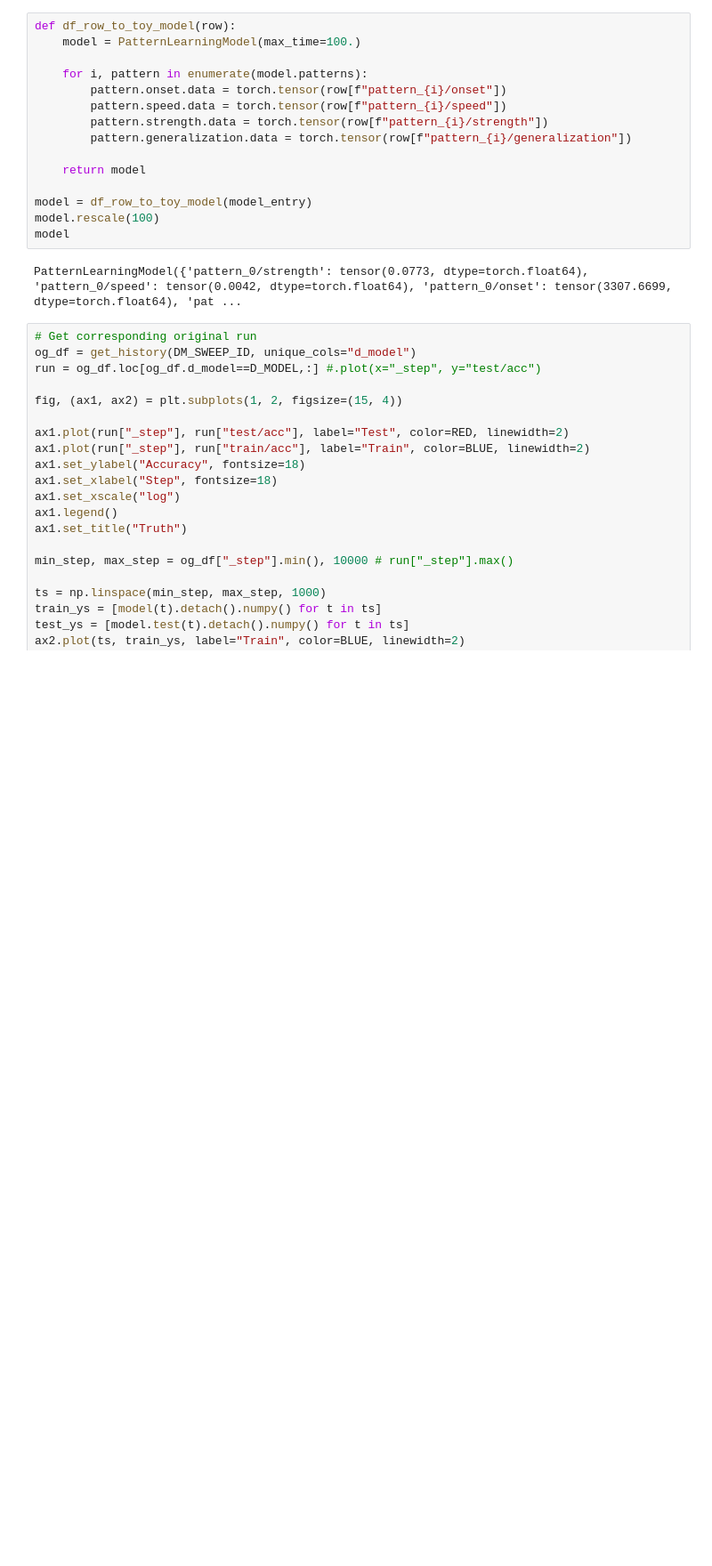
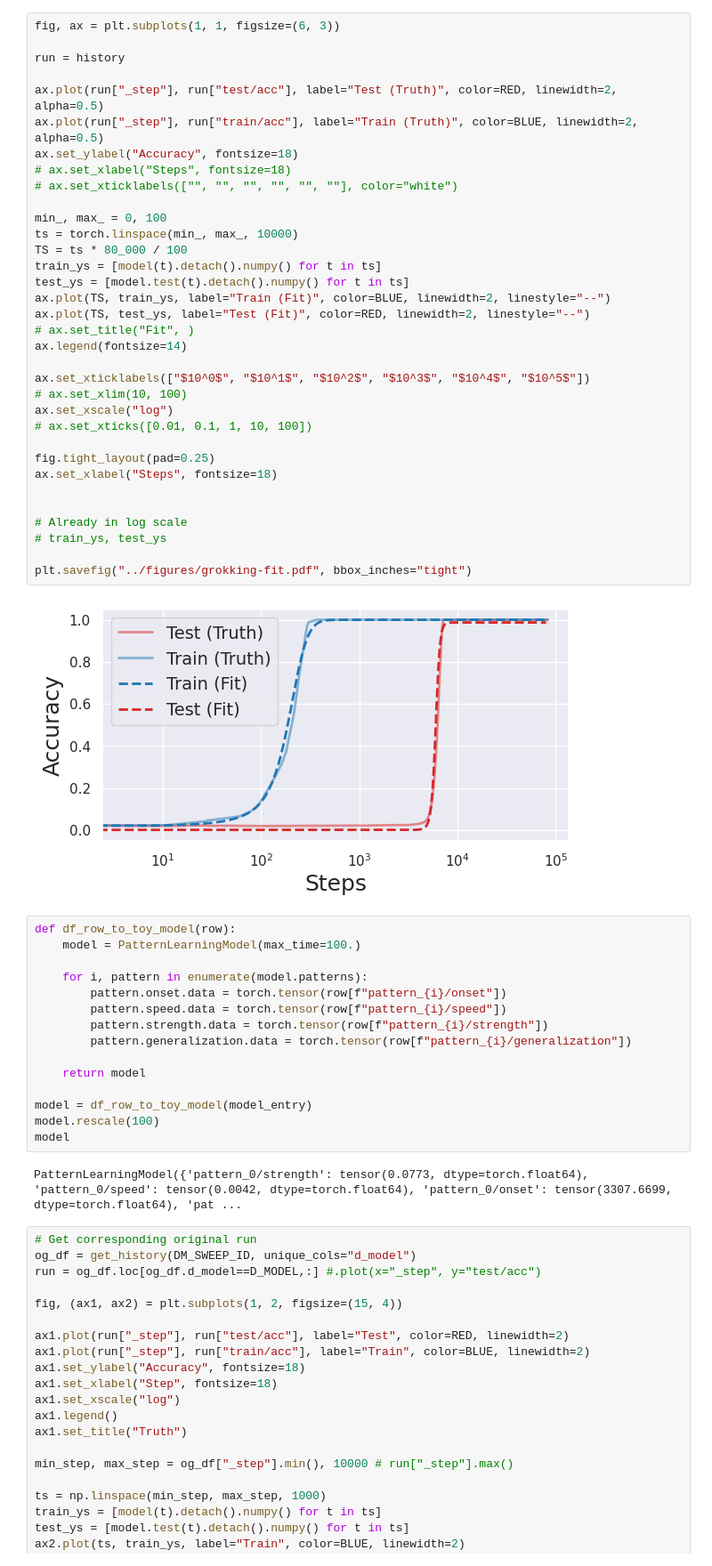
Before and after one commit to jqhoogland/pattern-learning, a Jupyter notebook: toy_models/fit_the_model-2.ipynb, the cells around one changed output. Shown at 89% size. Cells and saved outputs as stored; diff of their text form; blank space fills up the shorter version.

```diff
--- a/toy_models/fit_the_model-2.ipynb
+++ b/toy_models/fit_the_model-2.ipynb
@@ -475,3 +260,39 @@ Name: 20, dtype: object
+# %%
+fig, ax = plt.subplots(1, 1, figsize=(6, 3))
+
+run = history
+
+ax.plot(run["_step"], run["test/acc"], label="Test (Truth)", color=RED, linewidth=2, alpha=0.5)
+ax.plot(run["_step"], run["train/acc"], label="Train (Truth)", color=BLUE, linewidth=2, alpha=0.5)
+ax.set_ylabel("Accuracy", fontsize=18)
+# ax.set_xlabel("Steps", fontsize=18)
+# ax.set_xticklabels(["", "", "", "", "", ""], color="white")
+
+min_, max_ = 0, 100
+ts = torch.linspace(min_, max_, 10000)
+TS = ts * 80_000 / 100
+train_ys = [model(t).detach().numpy() for t in ts]
+test_ys = [model.test(t).detach().numpy() for t in ts]
+ax.plot(TS, train_ys, label="Train (Fit)", color=BLUE, linewidth=2, linestyle="--")
+ax.plot(TS, test_ys, label="Test (Fit)", color=RED, linewidth=2, linestyle="--")
+# ax.set_title("Fit", )
+ax.legend(fontsize=14)
+
+ax.set_xticklabels(["$10^0$", "$10^1$", "$10^2$", "$10^3$", "$10^4$", "$10^5$"])
+# ax.set_xlim(10, 100)
+ax.set_xscale("log")
+# ax.set_xticks([0.01, 0.1, 1, 10, 100])
+
+fig.tight_layout(pad=0.25)
+ax.set_xlabel("Steps", fontsize=18)
+
+
+# Already in log scale
+# train_ys, test_ys
+
+plt.savefig("../figures/grokking-fit.pdf", bbox_inches="tight")
+# %% [output]
+[figure, added]
 # %%
 def df_row_to_toy_model(row):
     model = PatternLearningModel(max_time=100.)
```
Also changed, not shown: parts of 16 cells of this notebook, 10 other files.
